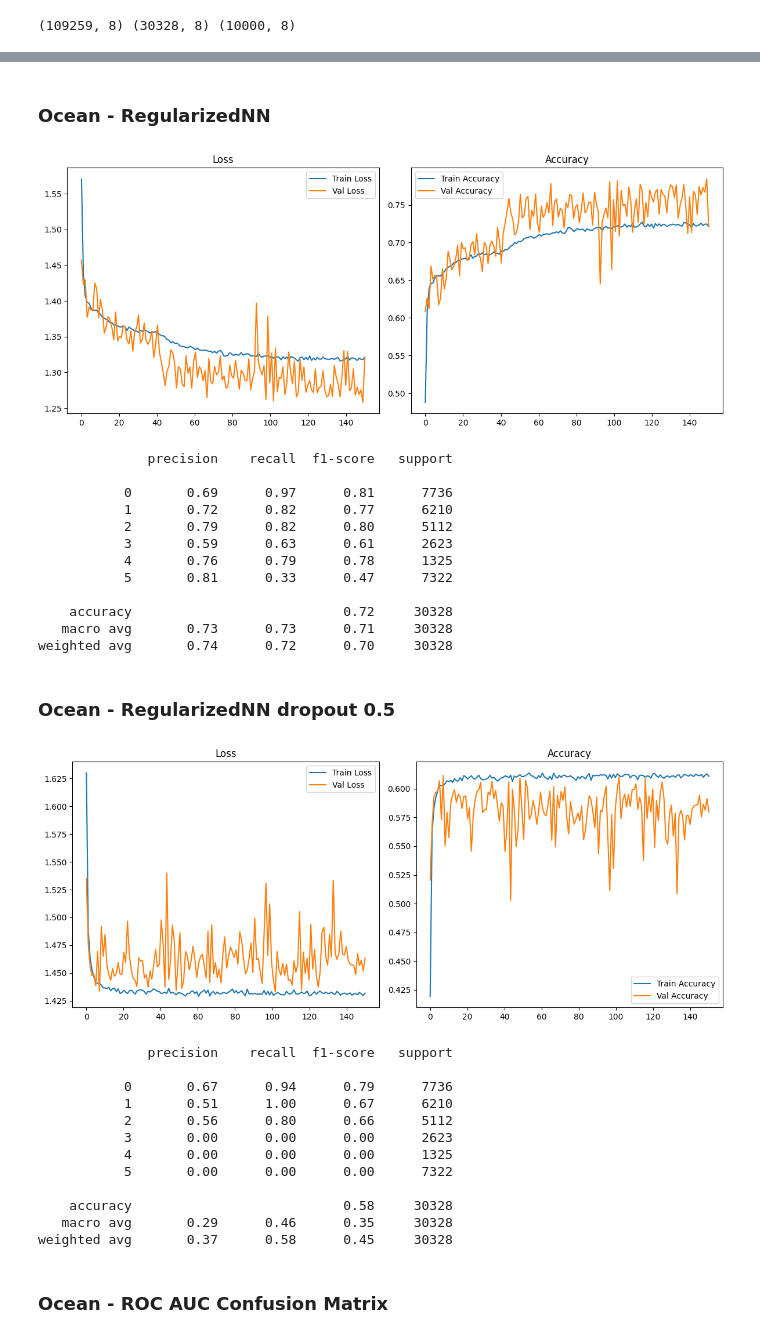
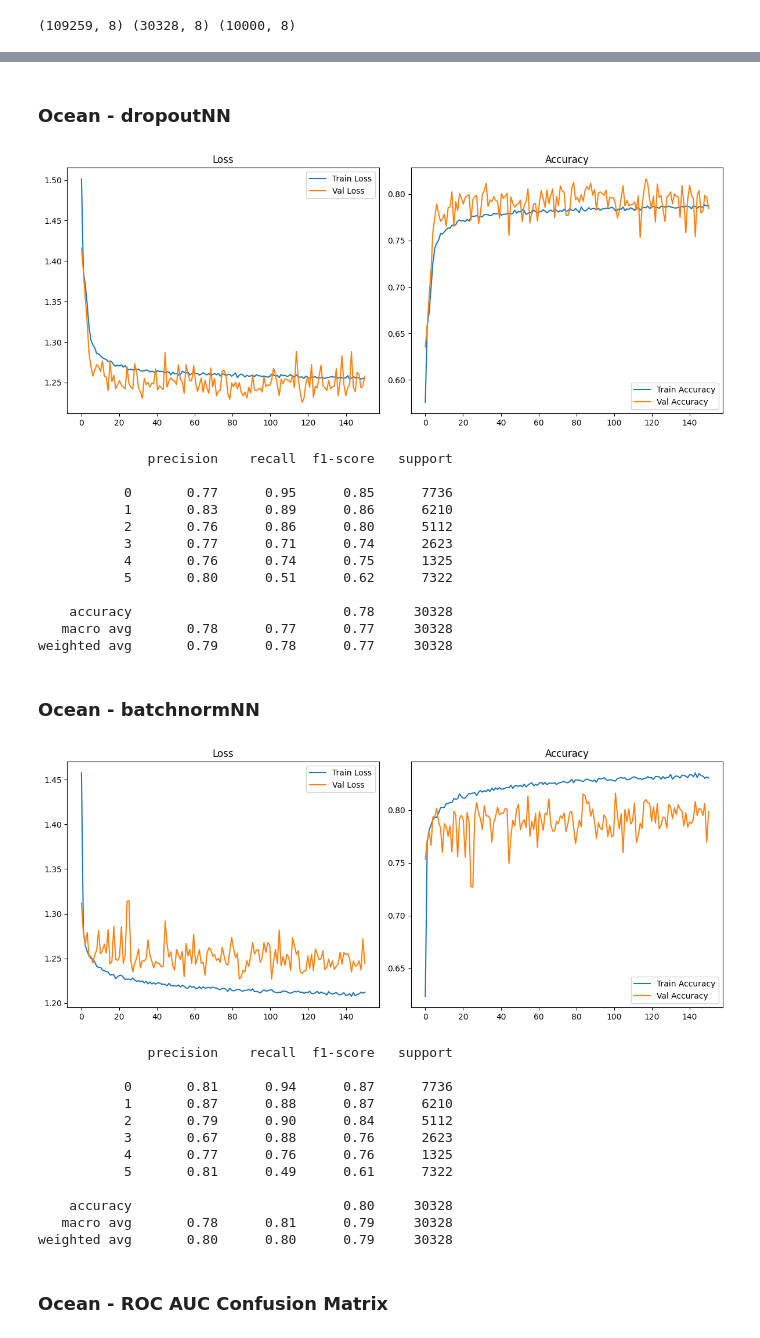
Before and after one commit to MatteoVicenzino/XAI_robustness_analysis, a Jupyter notebook: tuning_new_model.ipynb, the cells around one changed output, grey strips where cells are left out. Saved outputs shown, nothing was run; the diff lists cells and outputs as text; code cells hidden in the pictures.

```diff
--- a/tuning_new_model.ipynb
+++ b/tuning_new_model.ipynb
@@ -535,39 +535,39 @@ weighted avg       0.84      0.84      0.84     30328
 # %% [markdown]
-### Ocean - RegularizedNN
+### Ocean - dropoutNN
 # %%
-result5 = eval_net(dataset_name, 'model5')
+result8 = eval_net(dataset_name, 'model8')
 # %% [output]
-[figure, old version]
+[figure, new version]
               precision    recall  f1-score   support
 
-           0       0.69      0.97      0.81      7736
-           1       0.72      0.82      0.77      6210
-           2       0.79      0.82      0.80      5112
-           3       0.59      0.63      0.61      2623
-           4       0.76      0.79      0.78      1325
-           5       0.81      0.33      0.47      7322
+           0       0.77      0.95      0.85      7736
+           1       0.83      0.89      0.86      6210
+           2       0.76      0.86      0.80      5112
+           3       0.77      0.71      0.74      2623
+           4       0.76      0.74      0.75      1325
+           5       0.80      0.51      0.62      7322
 
-    accuracy                           0.72     30328
-   macro avg       0.73      0.73      0.71     30328
-weighted avg       0.74      0.72      0.70     30328
+    accuracy                           0.78     30328
+   macro avg       0.78      0.77      0.77     30328
+weighted avg       0.79      0.78      0.77     30328
 # %% [markdown]
-### Ocean - RegularizedNN dropout 0.5
+### Ocean - batchnormNN
 # %%
-result6 = eval_net(dataset_name, 'model6')
+result9 = eval_net(dataset_name, 'model9')
 # %% [output]
-[figure, old version]
+[figure, new version]
               precision    recall  f1-score   support
 
-           0       0.67      0.94      0.79      7736
-           1       0.51      1.00      0.67      6210
-           2       0.56      0.80      0.66      5112
-           3       0.00      0.00      0.00      2623
-           4       0.00      0.00      0.00      1325
-           5       0.00      0.00      0.00      7322
+           0       0.81      0.94      0.87      7736
+           1       0.87      0.88      0.87      6210
+           2       0.79      0.90      0.84      5112
+           3       0.67      0.88      0.76      2623
+           4       0.77      0.76      0.76      1325
+           5       0.81      0.49      0.61      7322
 
-    accuracy                           0.58     30328
-   macro avg       0.29      0.46      0.35     30328
-weighted avg       0.37      0.58      0.45     30328
+    accuracy                           0.80     30328
+   macro avg       0.78      0.81      0.79     30328
+weighted avg       0.80      0.80      0.79     30328
 # %% [markdown]
 ### Ocean - ROC AUC Confusion Matrix
 # %%
```
Also changed, not shown: parts of 65 cells of this notebook, 56 other files.
